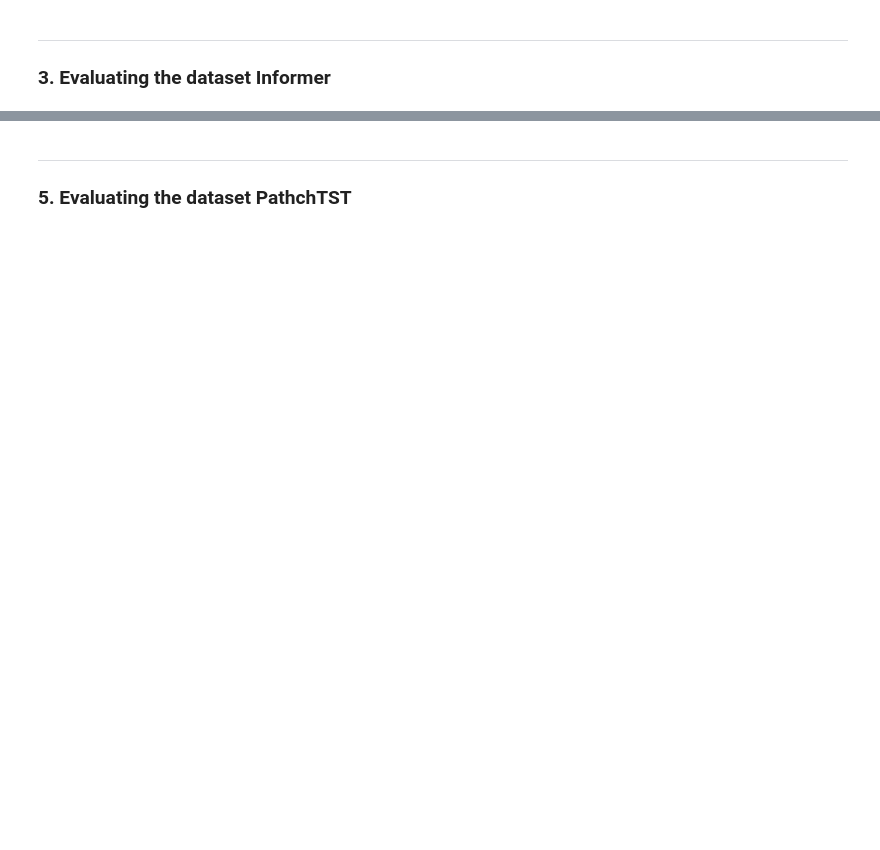
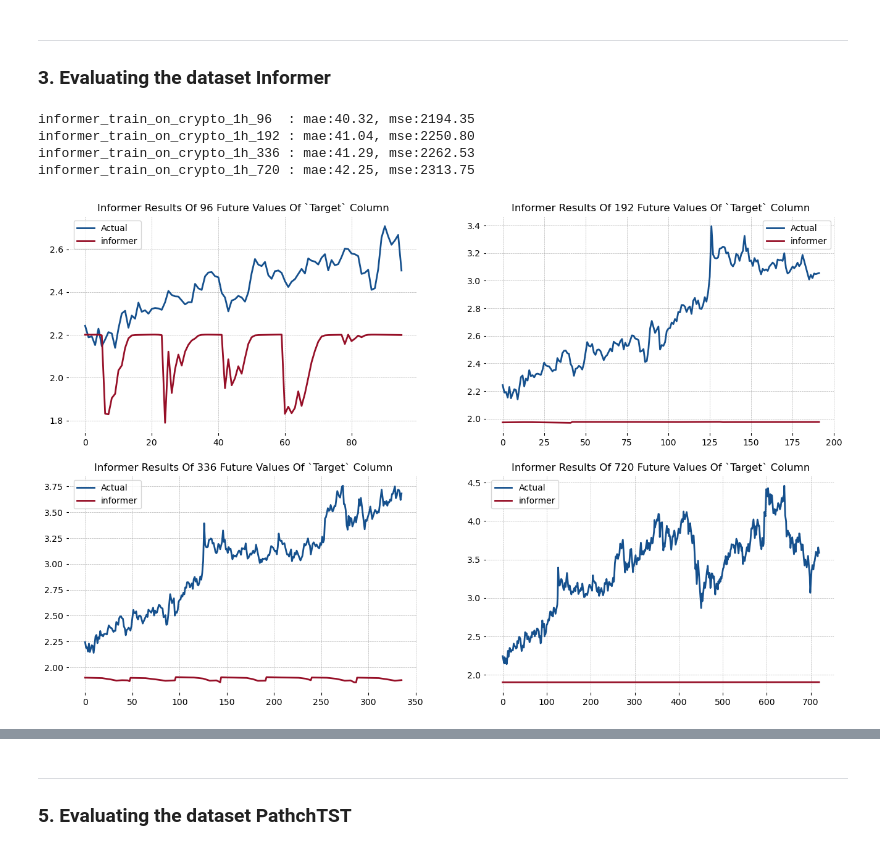
Before and after one commit to volzock/Transformer-based-solutions-for-the-long-term-time-series-forecasting, a Jupyter notebook: Crypto-Forecasting-EDA-Evaluation-on-5models.ipynb, the cells around one changed output, grey strips where cells are left out. Drawn from its saved outputs; the diff is of its cells as text; code cells hidden in the pictures; blank space fills up the shorter version.

```diff
--- a/Crypto-Forecasting-EDA-Evaluation-on-5models.ipynb
+++ b/Crypto-Forecasting-EDA-Evaluation-on-5models.ipynb
@@ -1124,3 +1139,21 @@ plt.show()
 # %% [markdown]
 ---
 ### 3. Evaluating the dataset Informer
+# %%
+model_name = "informer"
+fig, axs = plt.subplots(nrows=2, ncols=2, figsize=(16, 10))
+pred_lens = [96,192,336, 720]
+
+for i, pred_len in enumerate(pred_lens):
+    row = i // 2
+    col = i % 2
+    ax = axs[row, col]
+    Evaluate(model_name, pred_len, ax, colors)
+
+plt.show()
+# %% [output]
+informer_train_on_crypto_1h_96  : mae:40.32, mse:2194.35
+informer_train_on_crypto_1h_192 : mae:41.04, mse:2250.80
+informer_train_on_crypto_1h_336 : mae:41.29, mse:2262.53
+informer_train_on_crypto_1h_720 : mae:42.25, mse:2313.75
+[figure, added]
```
Also changed, not shown: parts of 18 cells of this notebook, 2 other files.
